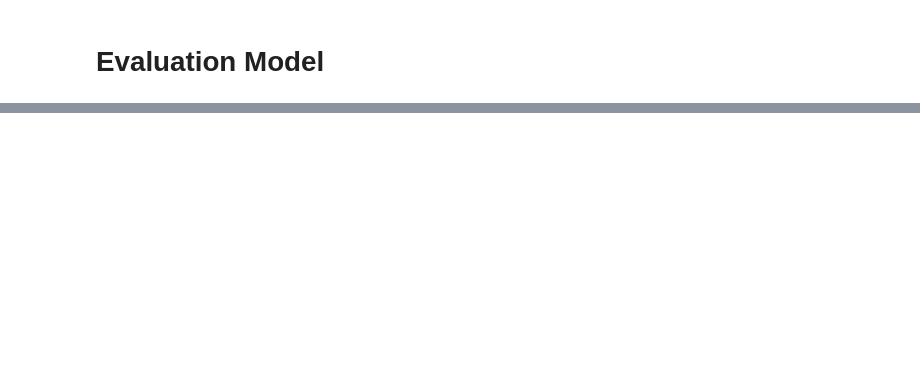
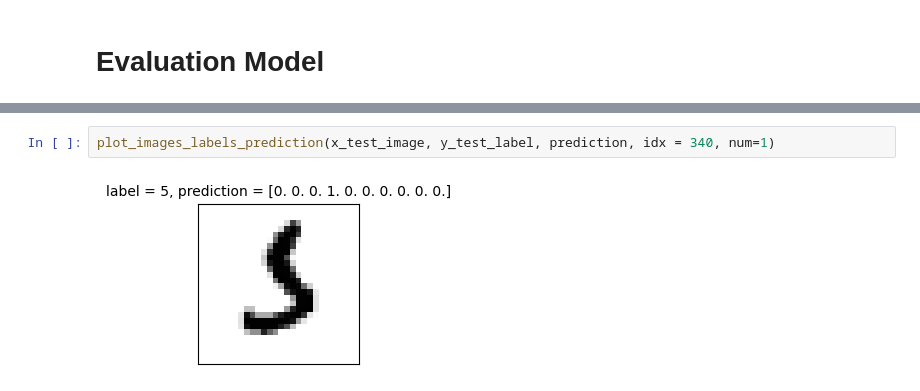
Before and after one commit to OohelloworldoO/Practical-Applications-of-Artificial-Intelligence, a Jupyter notebook: Machine Learning(ML)/Deep Neural Network(DNN)/Classifying Handwritten Digits Using Multilayer Perceptron(MLP).ipynb, the cells around one changed output, grey strips where cells are left out. Drawn from its saved outputs; the diff is of its cells as text; blank space fills up the shorter version.

```diff
--- a/Machine Learning(ML)/Deep Neural Network(DNN)/Classifying Handwritten Digits Using Multilayer Perceptron(MLP).ipynb
+++ b/Machine Learning(ML)/Deep Neural Network(DNN)/Classifying Handwritten Digits Using Multilayer Perceptron(MLP).ipynb
@@ -141,0 +176,4 @@ array([[0., 0., 0., ..., 1., 0., 0.],
+# %%
+plot_images_labels_prediction(x_test_image, y_test_label, prediction, idx = 340, num=1)
+# %% [output]
+[figure, added]
```
Also changed, not shown: parts of 9 cells of this notebook.
